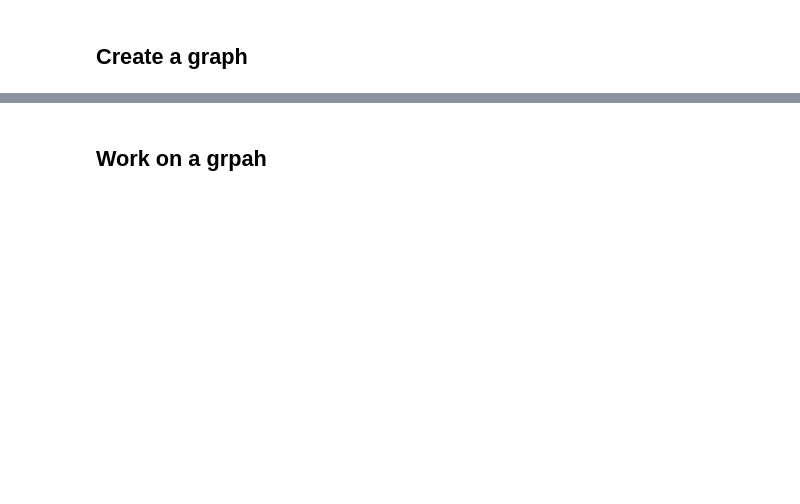
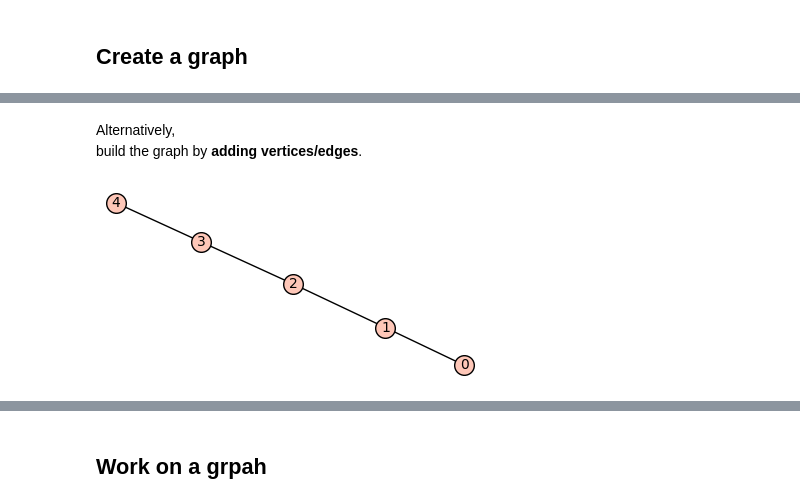
Before and after one commit to jephianlin/SageableMath, a Jupyter notebook: ModularSage/MRC2020-Graphs-and-zero-forcing.ipynb, the cells around one changed output, grey strips where cells are left out. Drawn from its saved outputs; the diff is of its cells as text; code cells hidden in the pictures; blank space fills up the shorter version.

```diff
--- a/ModularSage/MRC2020-Graphs-and-zero-forcing.ipynb
+++ b/ModularSage/MRC2020-Graphs-and-zero-forcing.ipynb
@@ -7,0 +29,13 @@ This work by Jephian Lin is licensed under a [Creative Commons Attribution 4.0 I
+# %% [markdown]
+Alternatively,
+build the graph by **adding vertices/edges**.
+# %%
+### start with one vertex without any edge
+g = Graph(1)
+### keep adding vertices and edges
+for i in range(1,5):
+    g.add_vertex(i)
+    g.add_edge(i,i-1)
+g.show()
+# %% [output]
+[figure, added]
```
Also changed, not shown: parts of 27 cells of this notebook.
